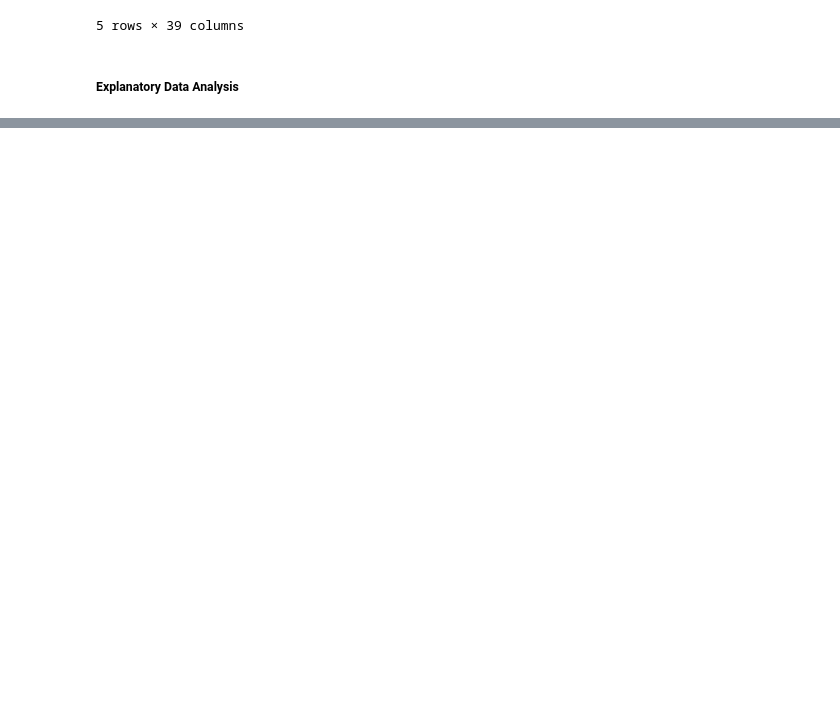
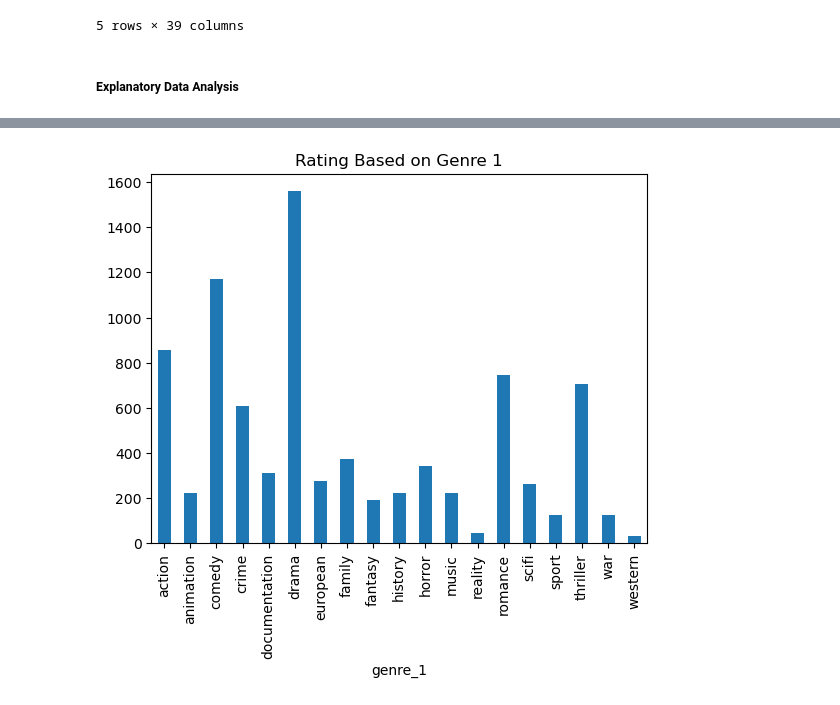
Before and after one commit to aprativ/Capstone-Project, a Jupyter notebook: movies.ipynb, the cells around one changed output, grey strips where cells are left out. Saved outputs shown, nothing was run; the diff lists cells and outputs as text; code cells hidden in the pictures; blank space fills up the shorter version.

```diff
--- a/movies.ipynb
+++ b/movies.ipynb
@@ -70,2 +97,6 @@ df.groupby(['age_certification']).size().plot.bar(title="Count of Age Ratings")
+# %%
+two= df.groupby(['genre_1']).size().plot.bar(title="Rating Based on Genre 1")
+# %% [output]
+[figure, added]
 # %%
 df.to_csv('data.csv', index=False)
```
Also changed, not shown: parts of 4 cells of this notebook.
